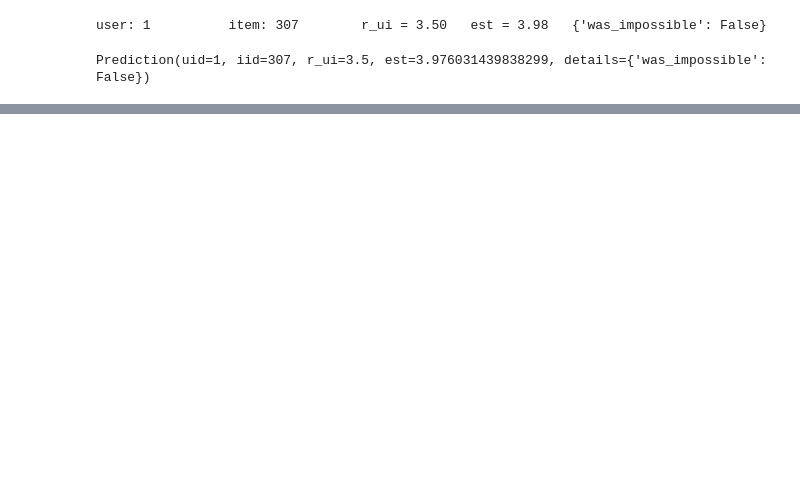
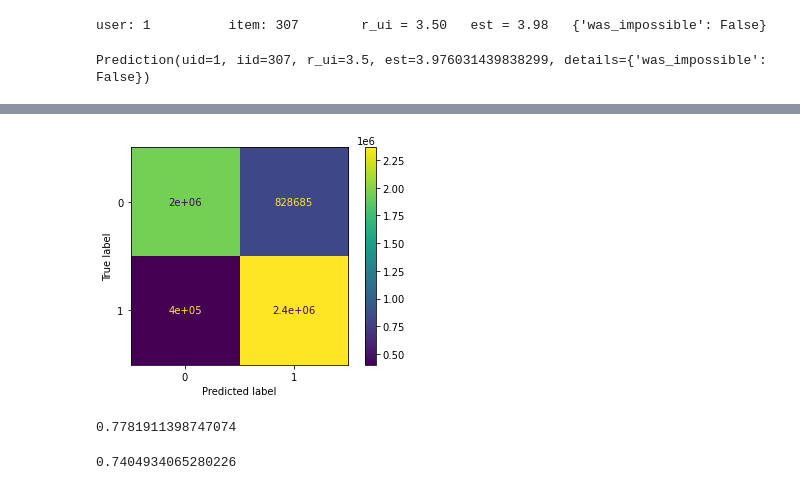
Before and after one commit to hoanganhlinh/WB_Asia_Laura_Pawel, a Jupyter notebook: Model2.ipynb, the cells around one changed output, grey strips where cells are left out. Cells and saved outputs as stored; diff of their text form; code cells hidden in the pictures; blank space fills up the shorter version.

```diff
--- a/Model2.ipynb
+++ b/Model2.ipynb
@@ -65 +69,24 @@ predictions = algo.test(testset)
+# %%
+def isRecommended(pred):
+    return (pred.est>3.5)*1
+# %%
+recommend = list(map(isRecommended, predictions))
+# %%
+liked = list(map(isLiked, predictions))
+# %%
+cm =confusion_matrix(liked, recommend)
+# %%
+disp = ConfusionMatrixDisplay(confusion_matrix=cm)
+disp.plot()
+plt.show()
+# %% [output]
+[figure, added]
+# %%
+accuracy_score(liked, recommend)
+# %% [output]
+0.7781911398747074
+# %%
+precision_score(liked, recommend, average='binary')
+# %% [output]
+0.7404934065280226
 # %%
```
Also changed, not shown: parts of 41 cells of this notebook.
